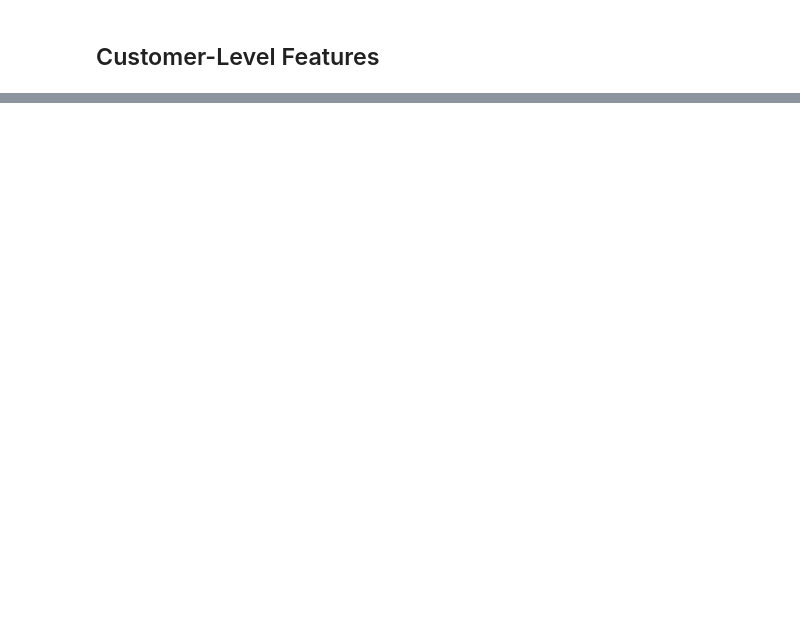
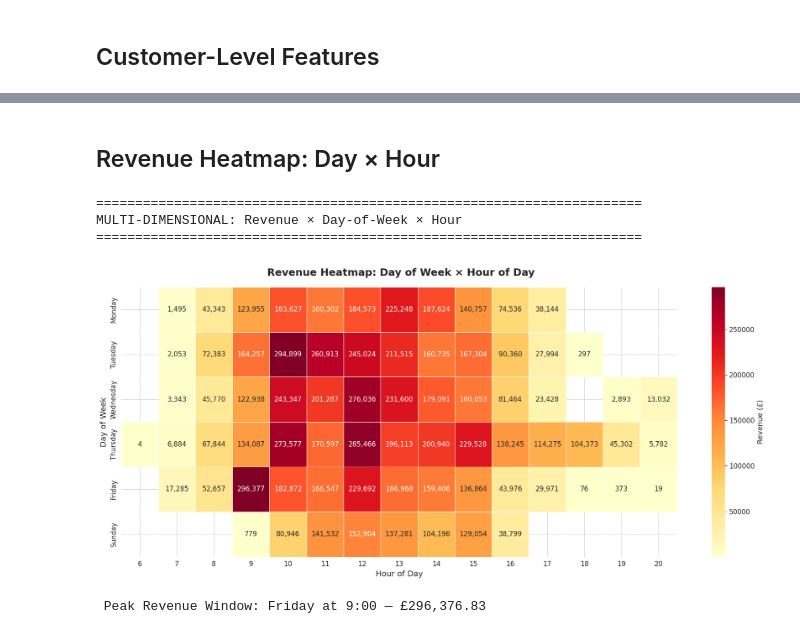
Before and after one commit to HaymiG/online-retail-business-insights, a Jupyter notebook: ECommerce_Analysis_Notebook.ipynb, the cells around one changed output, grey strips where cells are left out. Cells and saved outputs as stored; diff of their text form; code cells hidden in the pictures; blank space fills up the shorter version.

```diff
--- a/ECommerce_Analysis_Notebook.ipynb
+++ b/ECommerce_Analysis_Notebook.ipynb
@@ -54,12 +106,8 @@ We load the Online Retail dataset from the UCI Machine Learning Repository. This
 | CustomerID | Unique customer identifier |
 | Country | Customer's country |
 # %%
-# Load the dataset from UCI repository
-url = "https://archive.ics.uci.edu/ml/machine-learning-databases/00352/Online%20Retail.xlsx"
-df_raw = pd.read_excel(url, engine='openpyxl')
-
-# If you have the file locally, uncomment the line below instead:
-# df_raw = pd.read_excel("Online Retail.xlsx", engine='openpyxl')
+# Load the dataset from the local Kaggle-extracted CSV
+df_raw = pd.read_csv("data/OnlineRetail.csv" , encoding='ISO-8859-1')
 
 print(f"✅ Dataset loaded: {df_raw.shape[0]:,} rows × {df_raw.shape[1]} columns")
 print(f"   Columns: {list(df_raw.columns)}")
@@ -314,0 +580,32 @@ customer_df.head(10)
+# %% [markdown]
+## Revenue Heatmap: Day × Hour
+# %%
+print("=" * 70)
+print("MULTI-DIMENSIONAL: Revenue × Day-of-Week × Hour")
+print("=" * 70)
+
+day_order = ['Monday', 'Tuesday', 'Wednesday', 'Thursday', 'Friday', 'Sunday']
+hour_day_revenue = df.groupby(['DayOfWeek', 'Hour'])['Revenue'].sum().reset_index()
+heatmap_data = hour_day_revenue.pivot_table(index='DayOfWeek', columns='Hour', values='Revenue', aggfunc='sum')
+heatmap_data = heatmap_data.reindex(day_order)
+
+fig, ax = plt.subplots(figsize=(18, 8))
+sns.heatmap(heatmap_data, annot=True, fmt=',.0f', cmap='YlOrRd', linewidths=0.5,
+            cbar_kws={'label': 'Revenue (£)'}, ax=ax)
+ax.set_title(' Revenue Heatmap: Day of Week × Hour of Day', fontsize=18, fontweight='bold', pad=20)
+ax.set_xlabel('Hour of Day', fontsize=14)
+ax.set_ylabel('Day of Week', fontsize=14)
+
+plt.tight_layout()
+plt.savefig('revenue_heatmap.png', dpi=150, bbox_inches='tight')
+plt.show()
+
+# Peak analysis
+peak = hour_day_revenue.loc[hour_day_revenue['Revenue'].idxmax()]
+print(f"\n Peak Revenue Window: {peak['DayOfWeek']} at {int(peak['Hour'])}:00 — £{peak['Revenue']:,.2f}")
+# %% [output]
+======================================================================
+MULTI-DIMENSIONAL: Revenue × Day-of-Week × Hour
+======================================================================
+[figure, added]
+ Peak Revenue Window: Friday at 9:00 — £296,376.83
```
Also changed, not shown: parts of 46 cells of this notebook.
